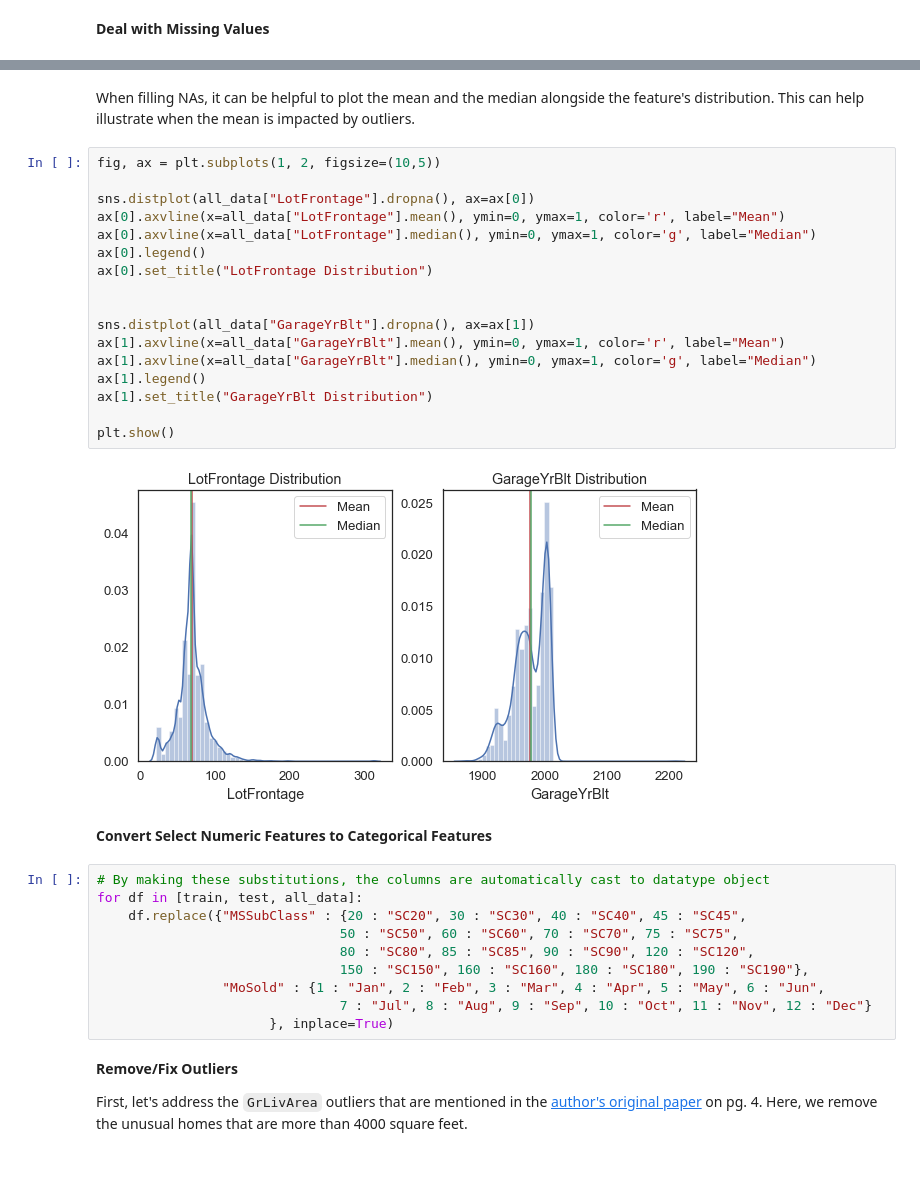
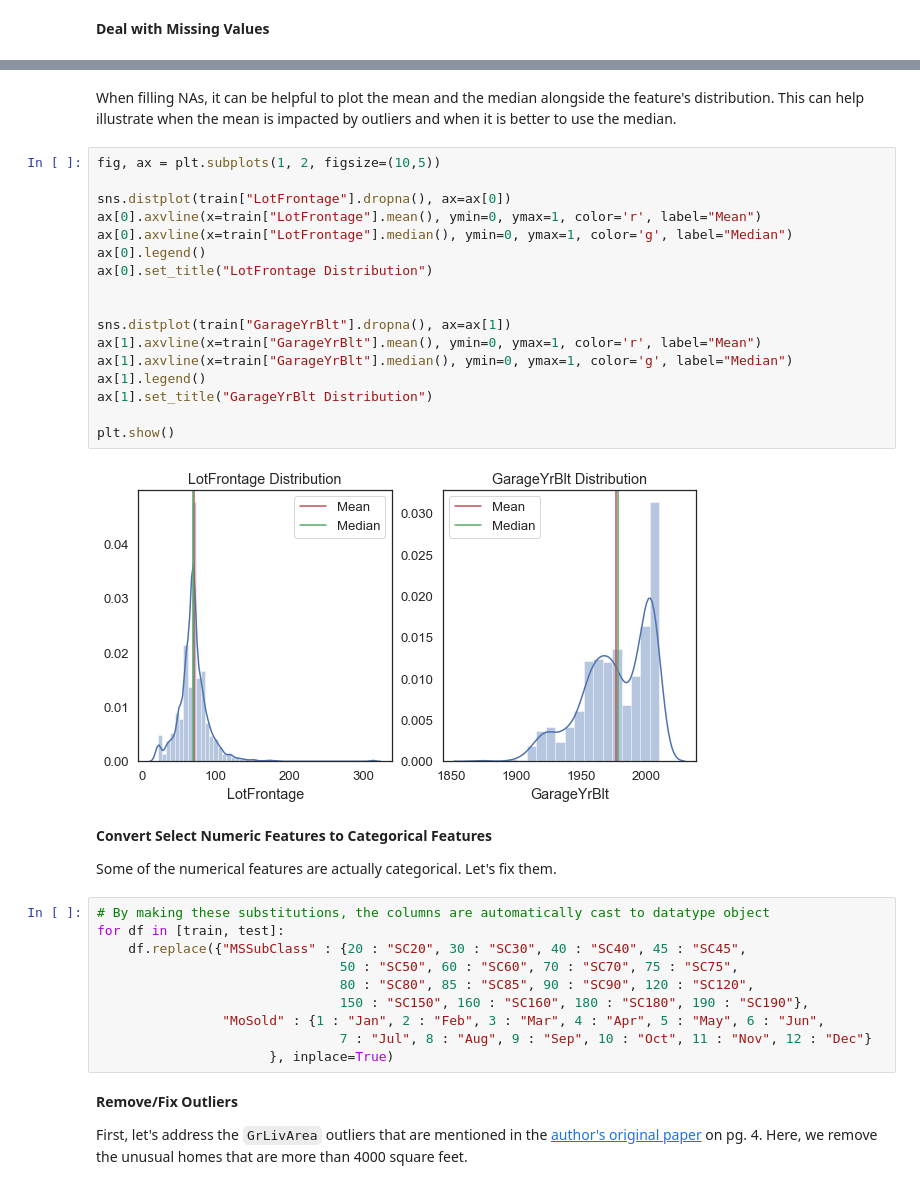
Before and after one commit to amypeniston/kaggle-competitions, a Jupyter notebook: house-prices/2_Data_Prep_Linear_Models.ipynb, the cells around one changed output, grey strips where cells are left out. Saved outputs shown, nothing was run; the diff lists cells and outputs as text.

```diff
--- a/house-prices/2_Data_Prep_Linear_Models.ipynb
+++ b/house-prices/2_Data_Prep_Linear_Models.ipynb
@@ -139,31 +138,33 @@ for df in [train, test, all_data]:
     # Exterior2nd -> assume the mode
     df["Exterior2nd"].fillna(value=df["Exterior2nd"].mode()[0], inplace=True)
 # %% [markdown]
-When filling NAs, it can be helpful to plot the mean and the median alongside the feature's distribution. This can help illustrate when the mean is impacted by outliers.
+When filling NAs, it can be helpful to plot the mean and the median alongside the feature's distribution. This can help illustrate when the mean is impacted by outliers and when it is better to use the median.
 # %%
 fig, ax = plt.subplots(1, 2, figsize=(10,5))
 
-sns.distplot(all_data["LotFrontage"].dropna(), ax=ax[0])
-ax[0].axvline(x=all_data["LotFrontage"].mean(), ymin=0, ymax=1, color='r', label="Mean")
-ax[0].axvline(x=all_data["LotFrontage"].median(), ymin=0, ymax=1, color='g', label="Median")
+sns.distplot(train["LotFrontage"].dropna(), ax=ax[0])
+ax[0].axvline(x=train["LotFrontage"].mean(), ymin=0, ymax=1, color='r', label="Mean")
+ax[0].axvline(x=train["LotFrontage"].median(), ymin=0, ymax=1, color='g', label="Median")
 ax[0].legend()
 ax[0].set_title("LotFrontage Distribution")
 
 
-sns.distplot(all_data["GarageYrBlt"].dropna(), ax=ax[1])
-ax[1].axvline(x=all_data["GarageYrBlt"].mean(), ymin=0, ymax=1, color='r', label="Mean")
-ax[1].axvline(x=all_data["GarageYrBlt"].median(), ymin=0, ymax=1, color='g', label="Median")
+sns.distplot(train["GarageYrBlt"].dropna(), ax=ax[1])
+ax[1].axvline(x=train["GarageYrBlt"].mean(), ymin=0, ymax=1, color='r', label="Mean")
+ax[1].axvline(x=train["GarageYrBlt"].median(), ymin=0, ymax=1, color='g', label="Median")
 ax[1].legend()
 ax[1].set_title("GarageYrBlt Distribution")
 
 plt.show()
 # %% [output]
-[figure, old version]
+[figure, new version]
 # %% [markdown]
 **Convert Select Numeric Features to Categorical Features**
+
+Some of the numerical features are actually categorical. Let's fix them.
 # %%
 # By making these substitutions, the columns are automatically cast to datatype object
-for df in [train, test, all_data]:
+for df in [train, test]:
     df.replace({"MSSubClass" : {20 : "SC20", 30 : "SC30", 40 : "SC40", 45 : "SC45",
                                50 : "SC50", 60 : "SC60", 70 : "SC70", 75 : "SC75",
                                80 : "SC80", 85 : "SC85", 90 : "SC90", 120 : "SC120",
```
Also changed, not shown: parts of 62 cells of this notebook, 1 other file.
